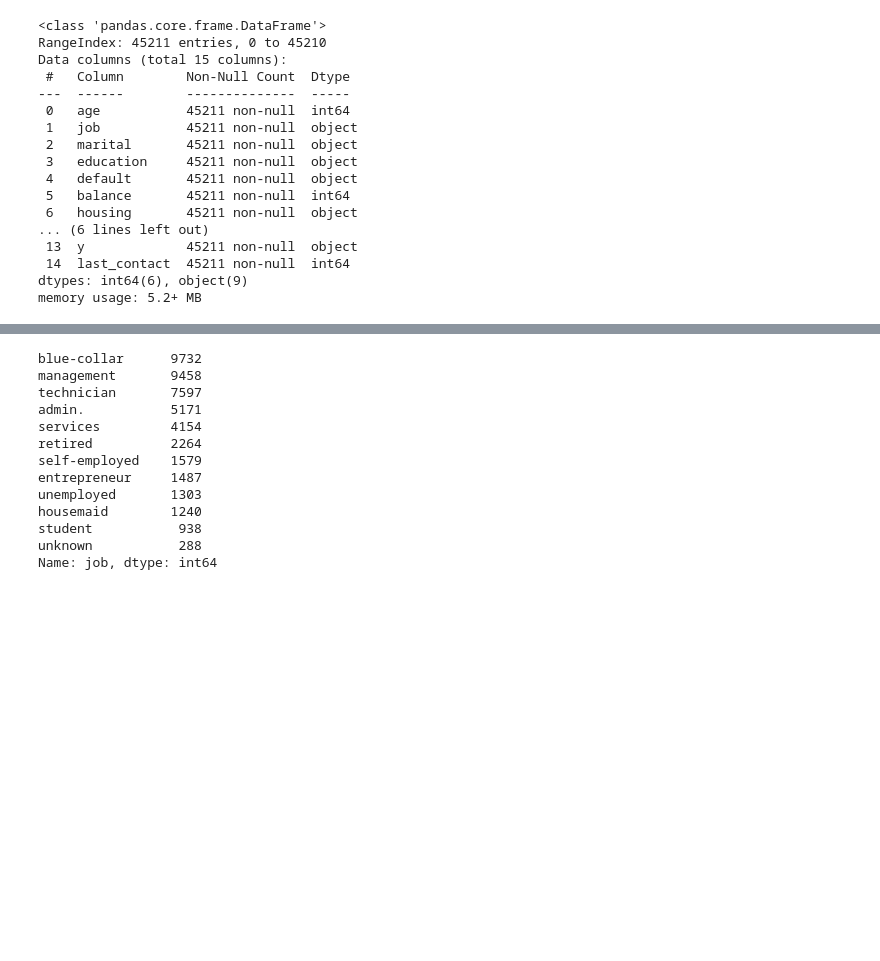
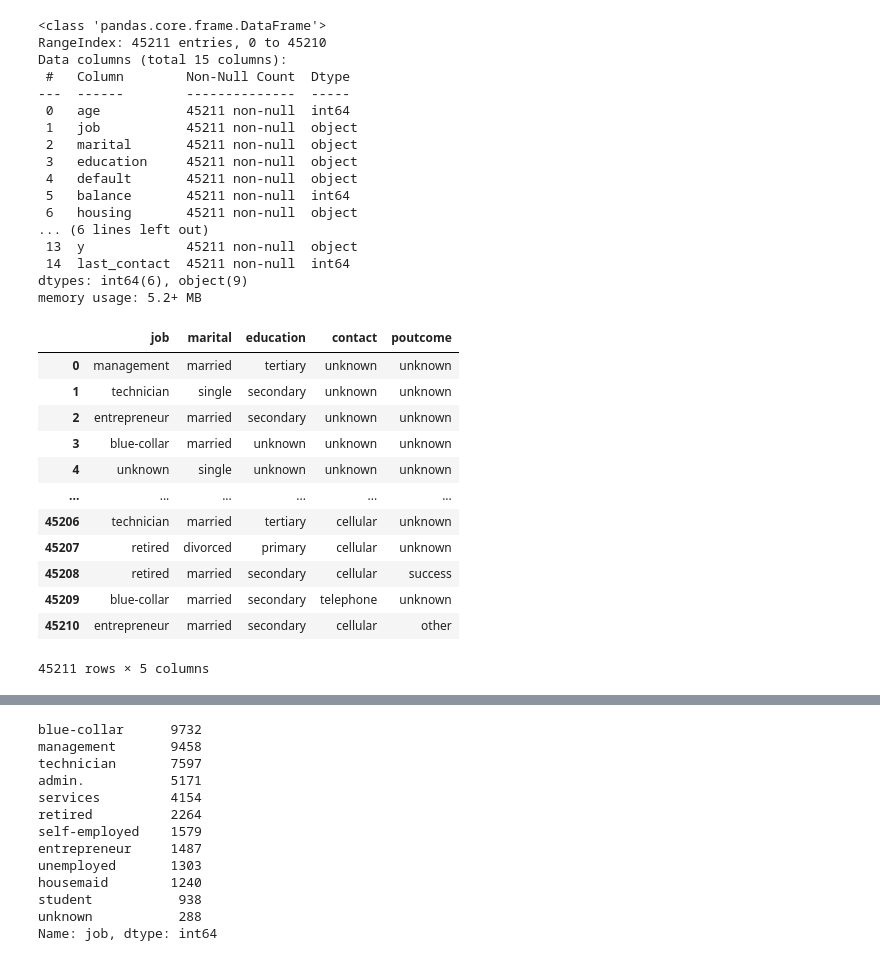
Before and after one commit to EmaTran/CSIS3290_GroupProject, a Jupyter notebook: MiniProject2/CSIS3290_MiniProject2.ipynb, the cells around one changed output, grey strips where cells are left out. Drawn from its saved outputs; the diff is of its cells as text; code cells hidden in the pictures; blank space fills up the shorter version.

```diff
--- a/MiniProject2/CSIS3290_MiniProject2.ipynb
+++ b/MiniProject2/CSIS3290_MiniProject2.ipynb
@@ -135,3 +137,19 @@ Data columns (total 15 columns):
  14  last_contact  45211 non-null  int64
 dtypes: int64(6), object(9)
 memory usage: 5.2+ MB
+# %%
+df2[['job', 'marital', 'education', 'contact', 'poutcome']]
+# %% [output]
+|  | job | marital | education | contact | poutcome |
+| 0 | management | married | tertiary | unknown | unknown |
+| 1 | technician | single | secondary | unknown | unknown |
+| 2 | entrepreneur | married | secondary | unknown | unknown |
+| 3 | blue-collar | married | unknown | unknown | unknown |
+| 4 | unknown | single | unknown | unknown | unknown |
+| ... | ... | ... | ... | ... | ... |
+| 45206 | technician | married | tertiary | cellular | unknown |
+| 45207 | retired | divorced | primary | cellular | unknown |
+| 45208 | retired | married | secondary | cellular | success |
+| 45209 | blue-collar | married | secondary | telephone | unknown |
+| 45210 | entrepreneur | married | secondary | cellular | other |
+45211 rows × 5 columns
```
Also changed, not shown: parts of 15 cells of this notebook, 2 other files.
